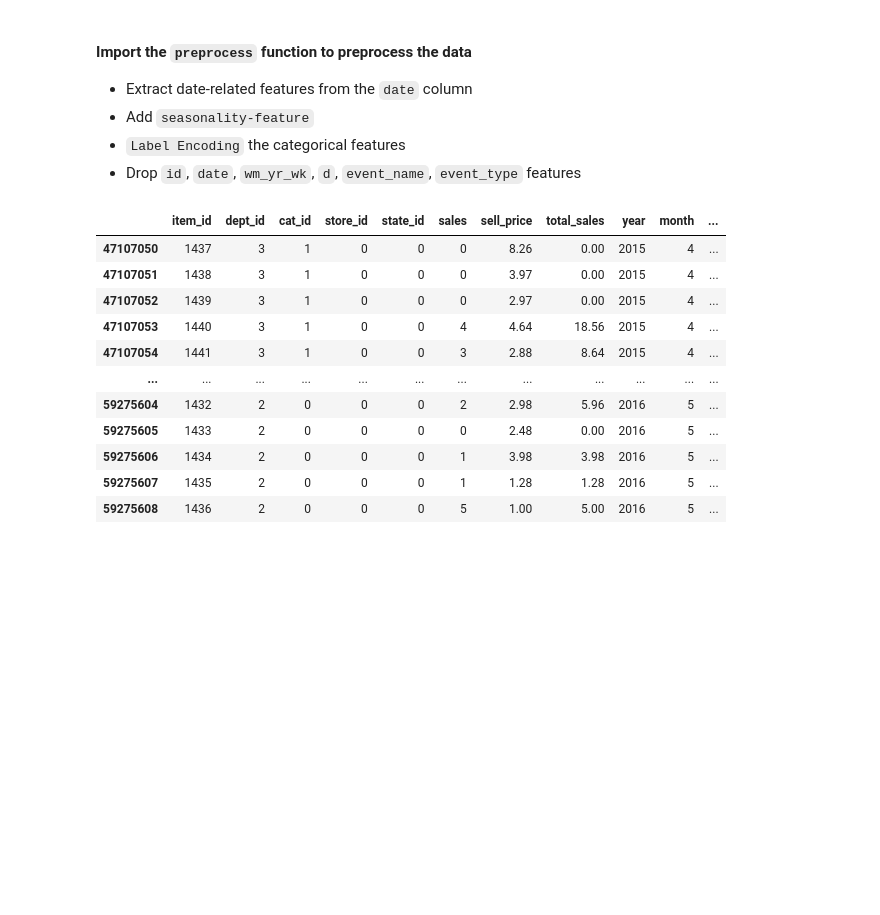
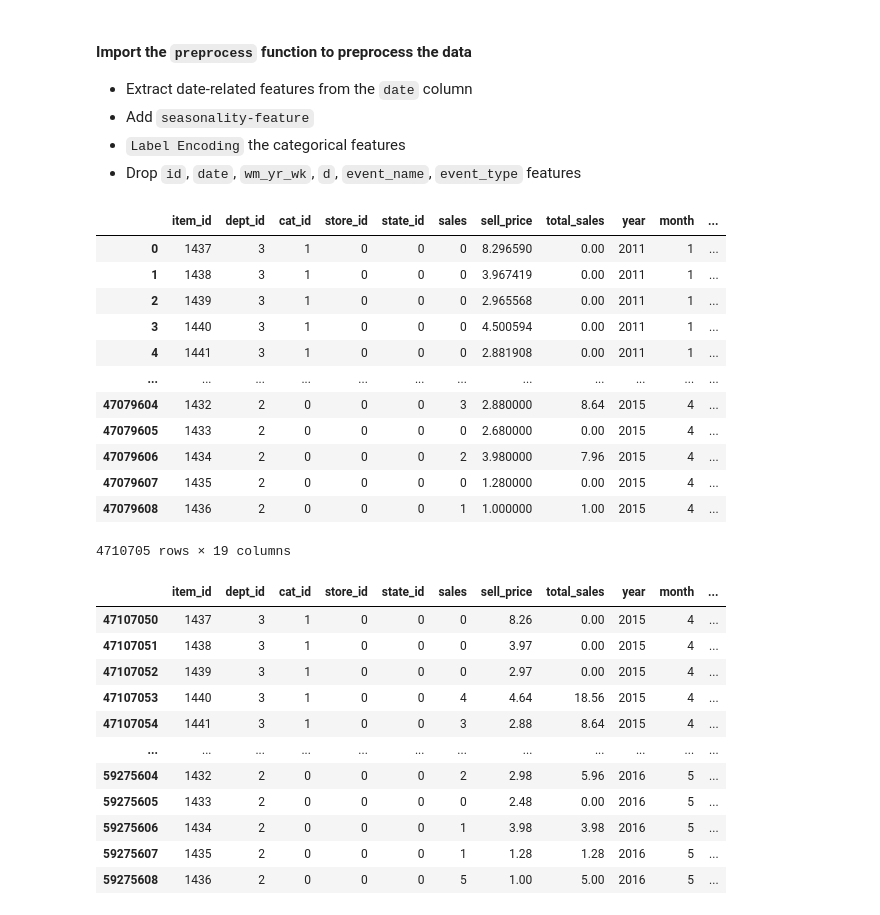
Before and after one commit to chuannarongvat/adv_mla_at2_14229898, a Jupyter notebook: reports/chingpayakmon_narongvat-14229898-predictive_xgboost.ipynb, the cells around one changed output. Cells and saved outputs as stored; diff of their text form; code cells hidden in the pictures; blank space fills up the shorter version.

```diff
--- a/reports/chingpayakmon_narongvat-14229898-predictive_xgboost.ipynb
+++ b/reports/chingpayakmon_narongvat-14229898-predictive_xgboost.ipynb
@@ -32,6 +34,22 @@ from features.data_prep import preprocess
 df_train, item_id_encoder, dept_id_encoder, store_id_encoder, state_id_encoder, cat_id_encoder = preprocess(ca1_train.copy())
 # %%
 df_test = preprocess(ca1_test.copy())[0]
+# %%
+df_train
+# %% [output]
+|  | item_id | dept_id | cat_id | store_id | state_id | sales | sell_price | total_sales | year | month | ... |
+| 0 | 1437 | 3 | 1 | 0 | 0 | 0 | 8.296590 | 0.00 | 2011 | 1 | ... |
+| 1 | 1438 | 3 | 1 | 0 | 0 | 0 | 3.967419 | 0.00 | 2011 | 1 | ... |
+| 2 | 1439 | 3 | 1 | 0 | 0 | 0 | 2.965568 | 0.00 | 2011 | 1 | ... |
+| 3 | 1440 | 3 | 1 | 0 | 0 | 0 | 4.500594 | 0.00 | 2011 | 1 | ... |
+| 4 | 1441 | 3 | 1 | 0 | 0 | 0 | 2.881908 | 0.00 | 2011 | 1 | ... |
+| ... | ... | ... | ... | ... | ... | ... | ... | ... | ... | ... | ... |
+| 47079604 | 1432 | 2 | 0 | 0 | 0 | 3 | 2.880000 | 8.64 | 2015 | 4 | ... |
+| 47079605 | 1433 | 2 | 0 | 0 | 0 | 0 | 2.680000 | 0.00 | 2015 | 4 | ... |
+| 47079606 | 1434 | 2 | 0 | 0 | 0 | 2 | 3.980000 | 7.96 | 2015 | 4 | ... |
+| 47079607 | 1435 | 2 | 0 | 0 | 0 | 0 | 1.280000 | 0.00 | 2015 | 4 | ... |
+| 47079608 | 1436 | 2 | 0 | 0 | 0 | 1 | 1.000000 | 1.00 | 2015 | 4 | ... |
+4710705 rows × 19 columns
 # %%
 df_test
 # %% [output]
```
Also changed, not shown: parts of 6 cells of this notebook, 7 other files.
